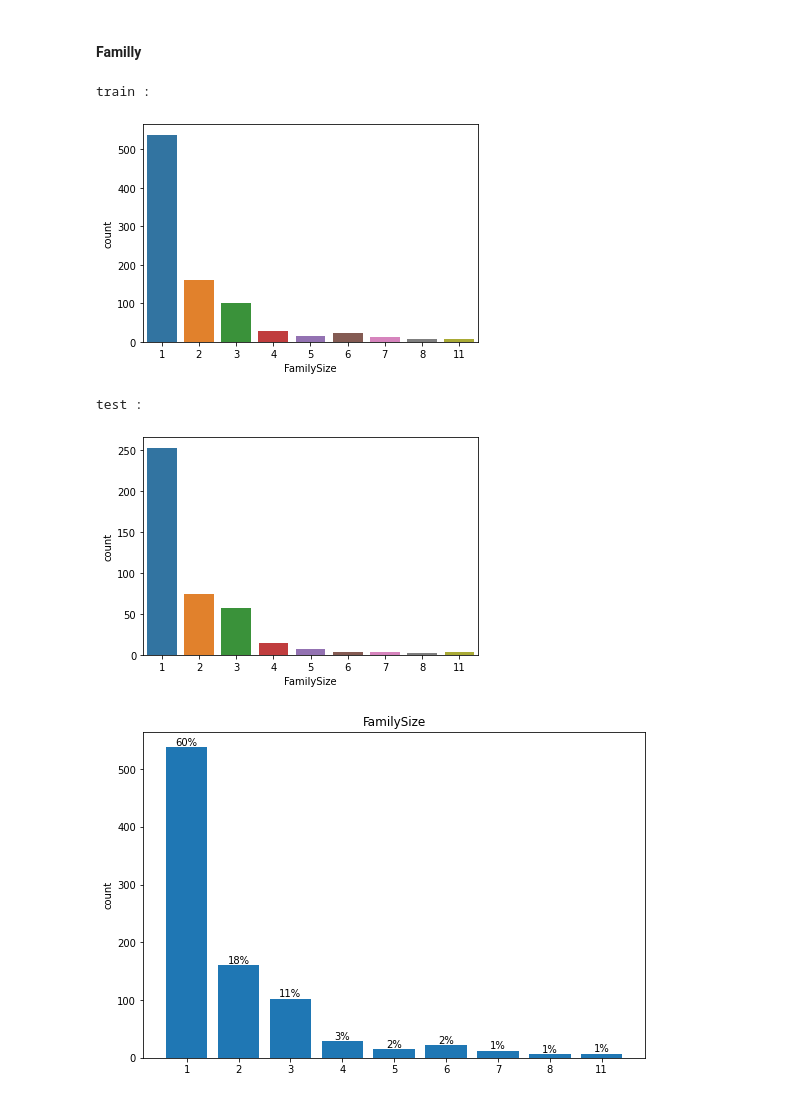
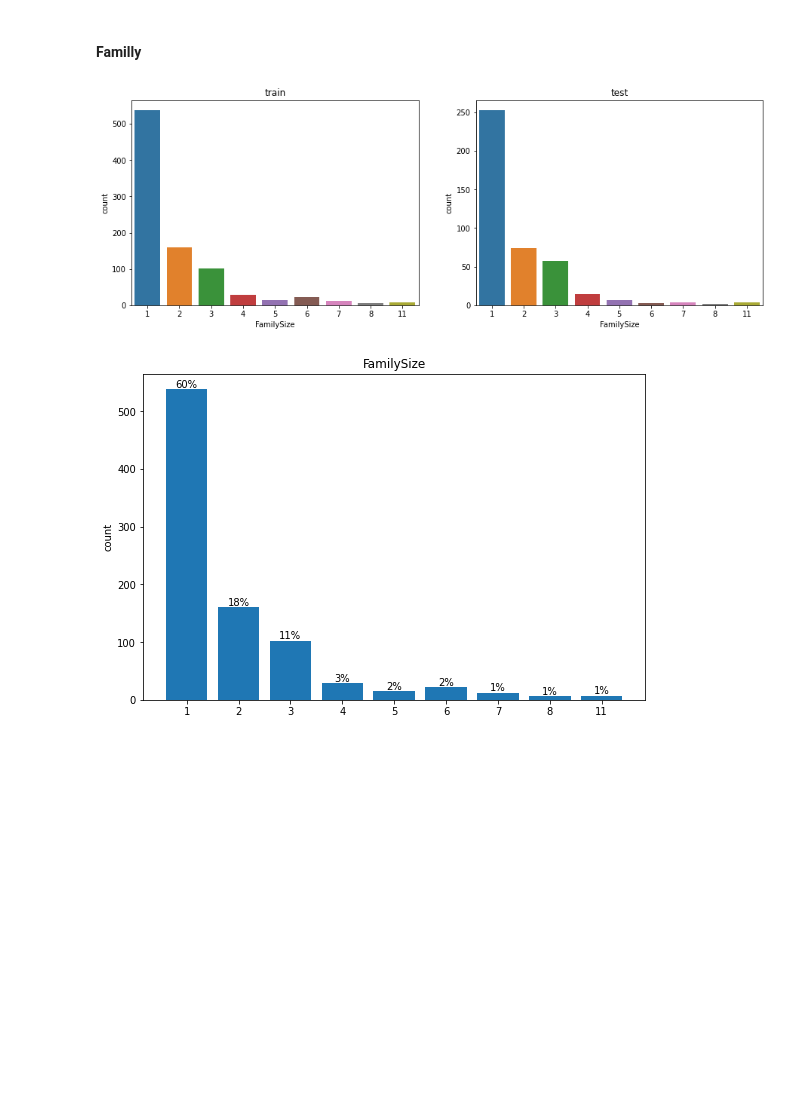
Before and after one commit to lucasbens/ML_projects, a Jupyter notebook: titanic.ipynb, the cells around one changed output. Drawn from its saved outputs; the diff is of its cells as text; code cells hidden in the pictures; blank space fills up the shorter version.

```diff
--- a/titanic.ipynb
+++ b/titanic.ipynb
@@ -655,17 +650,16 @@ Observations:
 # error this passenger traveled alone
 df_train.loc[273, 'Parch'] = 0
 # %%
+f,sub=plt.subplots(1,2,figsize=(15, 5))
+i=0
+
 for df in dfs:
   df[1]['FamilySize'] = df[1]['SibSp'] + df[1]['Parch'] +1
-  print(df[0],':')
-  sns.countplot(df[1]['FamilySize'])
-  plt.show()
-  print('\n\n')
+  sns.countplot(ax=sub[i], x= 'FamilySize',data =df[1])
+  sub[i].set_title(df[0])
+  i+=1
 # %% [output]
-train :
-[figure, old version]
+[figure, new version]
-test :
-[figure, removed]
 # %%
 t = df_train['FamilySize'].value_counts(sort=False)
 
```
Also changed, not shown: parts of 29 cells of this notebook.
